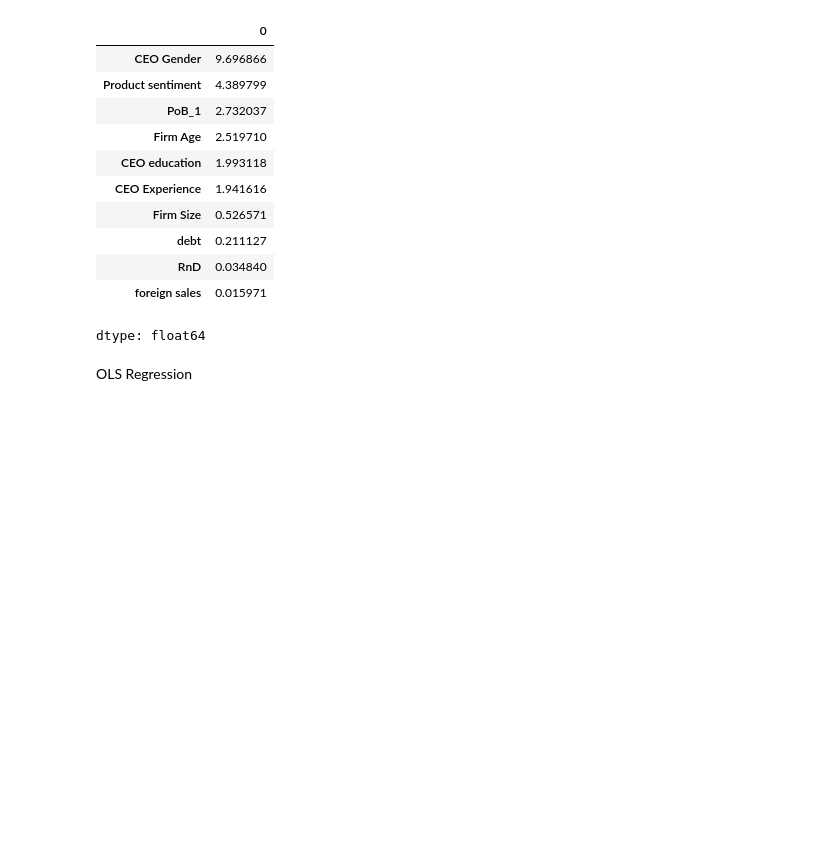
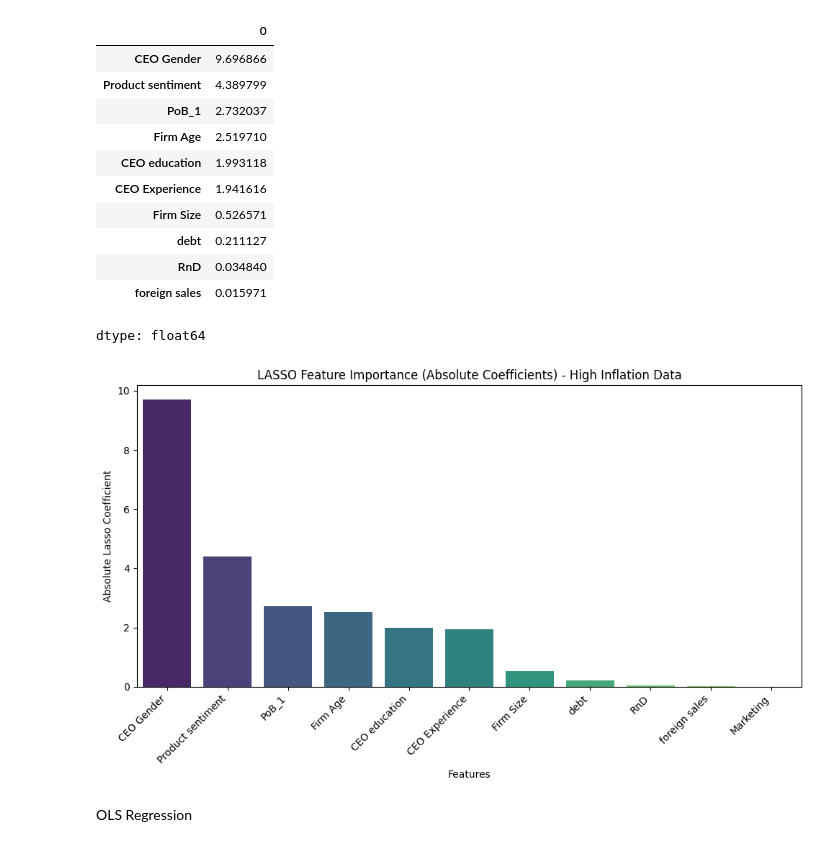
Before and after one commit to nananana25/MSC151, a Jupyter notebook: CW4_MRAP.ipynb, the cells around one changed output. Cells and saved outputs as stored; diff of their text form; code cells hidden in the pictures; blank space fills up the shorter version.

```diff
--- a/CW4_MRAP.ipynb
+++ b/CW4_MRAP.ipynb
@@ -301,6 +514,48 @@ LASSO Feature Importances for High Inflation Data (non-zero coefficients):
 | RnD | 0.034840 |
 | foreign sales | 0.015971 |
 dtype: float64
+# %%
+import matplotlib.pyplot as plt
+import seaborn as sns
+import pandas as pd
+from sklearn.linear_model import Lasso
+
+# --- Re-running code to ensure lasso_coefficient_series_new is defined for High Inflation data ---
+excel_file_path = '/content/High Inflation.xlsx' # Correct file path for High Inflation data
+df_new = pd.read_excel(excel_file_path)
+
+# Define features (X) and target (y) for Lasso regression, using columns present in High Inflation.xlsx
+X_new_lasso = df_new[['debt', 'RnD', 'Firm Age', 'Firm Size', 'CEO Experience', 'foreign sales', 'CEO education', 'CEO Gender', 'Marketing', 'Product sentiment', 'PoB']]
+y_new_lasso = df_new['Profitability']
+
+# Handle categorical variable 'PoB'
+X_new_lasso = pd.get_dummies(X_new_lasso, columns=['PoB'], drop_first=True)
+
+# Initialize and train the Lasso model
+lasso_model_new = Lasso(alpha=0.1, random_state=42)
+lasso_model_new.fit(X_new_lasso, y_new_lasso)
+
+# Get the coefficients from the trained Lasso model
+lasso_coefficients_new = lasso_model_new.coef_
+
+# Create a pandas Series for better visualization, using the feature names from X_new_lasso
+lasso_coefficient_series_new = pd.Series(lasso_coefficients_new, index=X_new_lasso.columns)
+# --- End of re-run code for lasso_coefficient_series_new ---
+
+# Sort the absolute coefficients for better visualization
+sorted_lasso_importance_high_inflation = lasso_coefficient_series_new.abs().sort_values(ascending=False)
+
+# Create the bar plot
+plt.figure(figsize=(10, 6))
+sns.barplot(x=sorted_lasso_importance_high_inflation.index, y=sorted_lasso_importance_high_inflation.values, palette='viridis', hue=sorted_lasso_importance_high_inflation.index, legend=False)
+plt.title('LASSO Feature Importance (Absolute Coefficients) - High Inflation Data')
+plt.xlabel('Features')
+plt.ylabel('Absolute Lasso Coefficient')
+plt.xticks(rotation=45, ha='right')
+plt.tight_layout()
+plt.show()
+# %% [output]
+[figure, added]
 # %% [markdown]
 OLS Regression
 # %%
```
Also changed, not shown: parts of 14 cells of this notebook.
